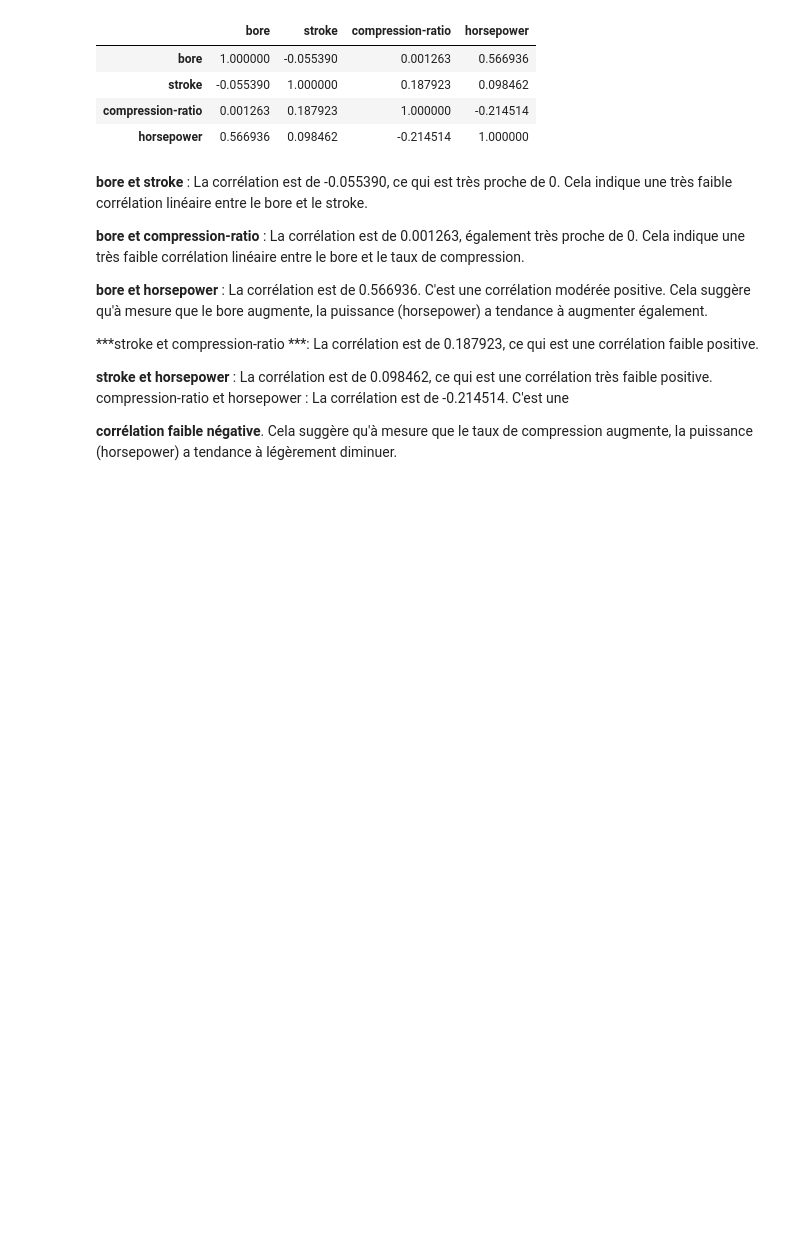
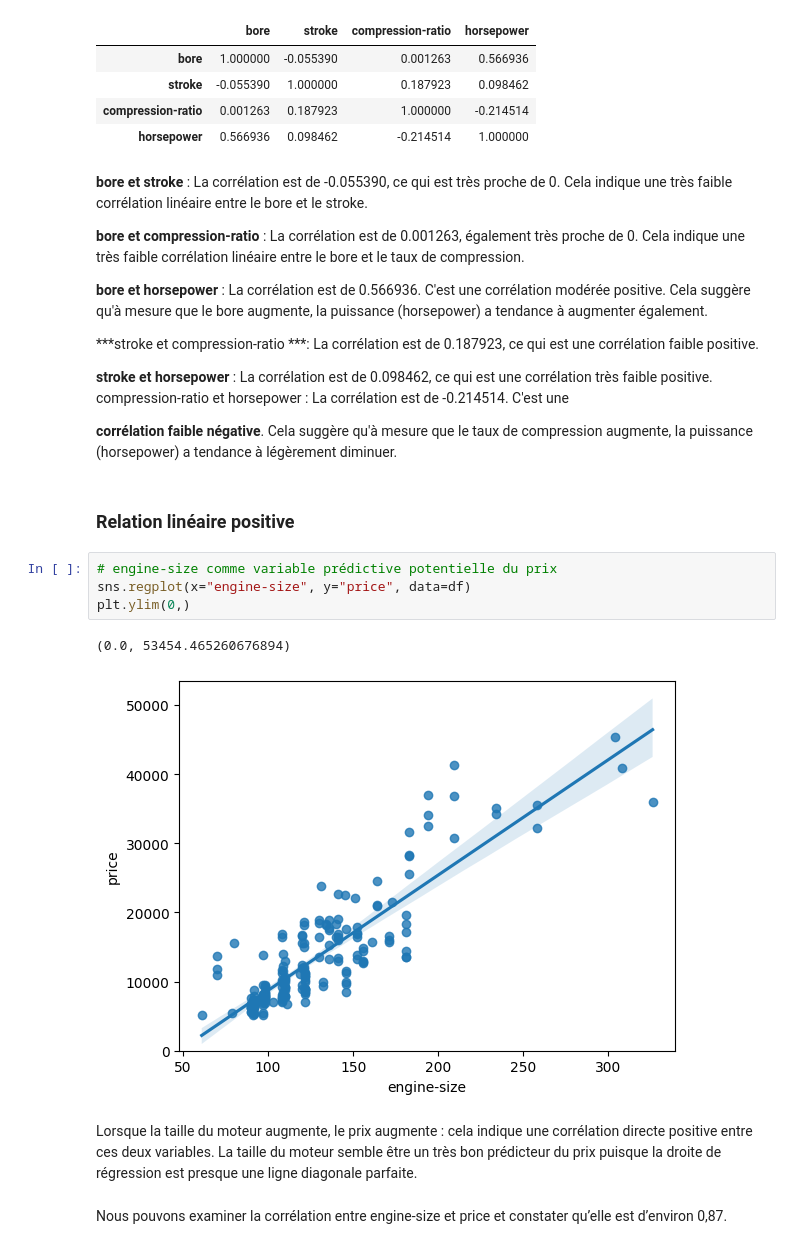
Before and after one commit to MOR1968/Exploratory-Data-Analysis, a Jupyter notebook: analysexploradonnee.ipynb, the cells around one changed output. Drawn from its saved outputs; the diff is of its cells as text; blank space fills up the shorter version.

```diff
--- a/analysexploradonnee.ipynb
+++ b/analysexploradonnee.ipynb
@@ -97,3 +97,16 @@ df[['bore','stroke','compression-ratio','horsepower']].corr()
 compression-ratio et horsepower : La corrélation est de -0.214514. C'est une
 
 **corrélation faible négative**. Cela suggère qu'à mesure que le taux de compression augmente, la puissance (horsepower) a tendance à légèrement diminuer.
+# %% [markdown]
+### Relation linéaire positive
+# %%
+# engine-size comme variable prédictive potentielle du prix
+sns.regplot(x="engine-size", y="price", data=df)
+plt.ylim(0,)
+# %% [output]
+(0.0, 53454.465260676894)
+[figure, added]
+# %% [markdown]
+Lorsque la taille du moteur augmente, le prix augmente : cela indique une corrélation directe positive entre ces deux variables. La taille du moteur semble être un très bon prédicteur du prix puisque la droite de régression est presque une ligne diagonale parfaite.
+# %% [markdown]
+Nous pouvons examiner la corrélation entre engine-size et price et constater qu’elle est d’environ 0,87.
```
Also changed, not shown: parts of 27 cells of this notebook.
